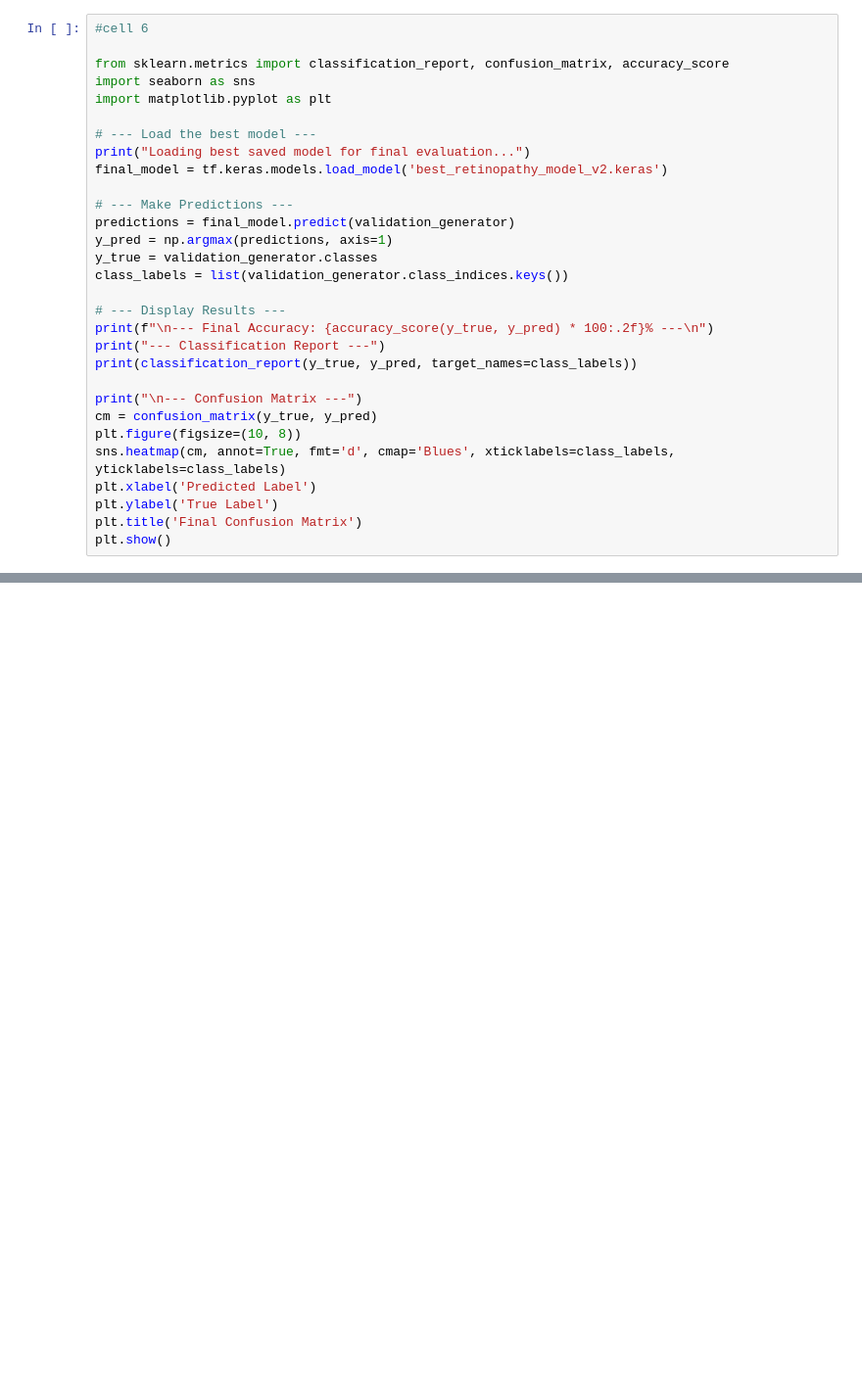
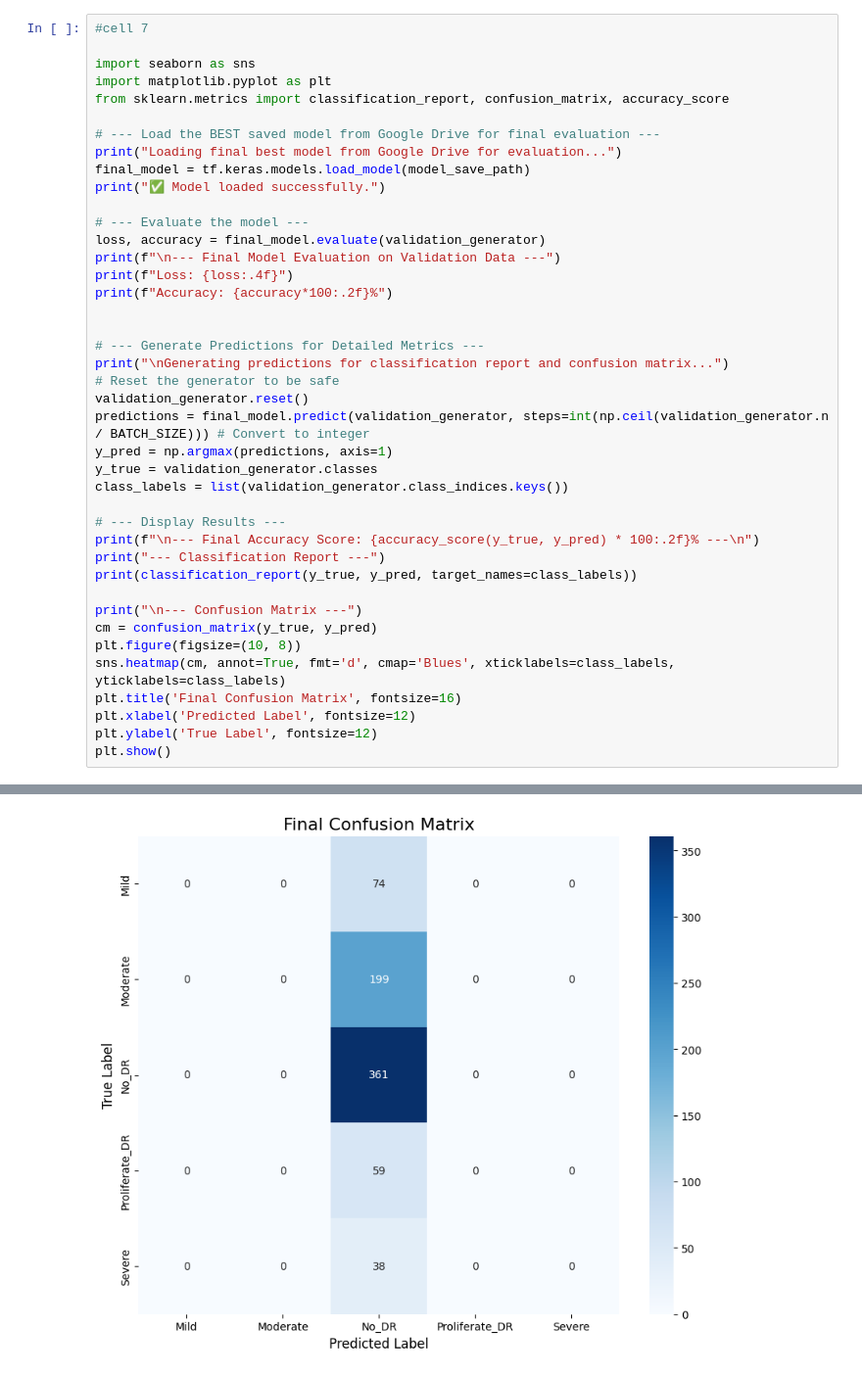
Before and after one commit to DarthCipher7/DR, a Jupyter notebook: DR.ipynb, the cells around one changed output, grey strips where cells are left out. Shown at 98% size. Saved outputs shown, nothing was run; the diff lists cells and outputs as text; blank space fills up the shorter version.

```diff
--- a/DR.ipynb
+++ b/DR.ipynb
@@ -229,22 +404,33 @@ Epoch 15/20
 # %%
-#cell 6
+#cell 7
 
-from sklearn.metrics import classification_report, confusion_matrix, accuracy_score
 import seaborn as sns
 import matplotlib.pyplot as plt
+from sklearn.metrics import classification_report, confusion_matrix, accuracy_score
 
-# --- Load the best model ---
-print("Loading best saved model for final evaluation...")
-final_model = tf.keras.models.load_model('best_retinopathy_model_v2.keras')
+# --- Load the BEST saved model from Google Drive for final evaluation ---
+print("Loading final best model from Google Drive for evaluation...")
+final_model = tf.keras.models.load_model(model_save_path)
+print("✅ Model loaded successfully.")
 
-# --- Make Predictions ---
-predictions = final_model.predict(validation_generator)
+# --- Evaluate the model ---
+loss, accuracy = final_model.evaluate(validation_generator)
+print(f"\n--- Final Model Evaluation on Validation Data ---")
+print(f"Loss: {loss:.4f}")
+print(f"Accuracy: {accuracy*100:.2f}%")
+
+
+# --- Generate Predictions for Detailed Metrics ---
+print("\nGenerating predictions for classification report and confusion matrix...")
+# Reset the generator to be safe
+validation_generator.reset()
+predictions = final_model.predict(validation_generator, steps=int(np.ceil(validation_generator.n / BATCH_SIZE))) # Convert to integer
 y_pred = np.argmax(predictions, axis=1)
 y_true = validation_generator.classes
 class_labels = list(validation_generator.class_indices.keys())
 
 # --- Display Results ---
-print(f"\n--- Final Accuracy: {accuracy_score(y_true, y_pred) * 100:.2f}% ---\n")
+print(f"\n--- Final Accuracy Score: {accuracy_score(y_true, y_pred) * 100:.2f}% ---\n")
 print("--- Classification Report ---")
 print(classification_report(y_true, y_pred, target_names=class_labels))
 
@@ -252,8 +438,8 @@ print("\n--- Confusion Matrix ---")
 cm = confusion_matrix(y_true, y_pred)
 plt.figure(figsize=(10, 8))
 sns.heatmap(cm, annot=True, fmt='d', cmap='Blues', xticklabels=class_labels, yticklabels=class_labels)
-plt.xlabel('Predicted Label')
-plt.ylabel('True Label')
-plt.title('Final Confusion Matrix')
+plt.title('Final Confusion Matrix', fontsize=16)
+plt.xlabel('Predicted Label', fontsize=12)
+plt.ylabel('True Label', fontsize=12)
 plt.show()
 # %% [output]
@@ -265 +475,2 @@ Final Validation Accuracy: 0.7770177721977234
+[figure, added]
 # %%
```
Also changed, not shown: parts of 10 cells of this notebook.
